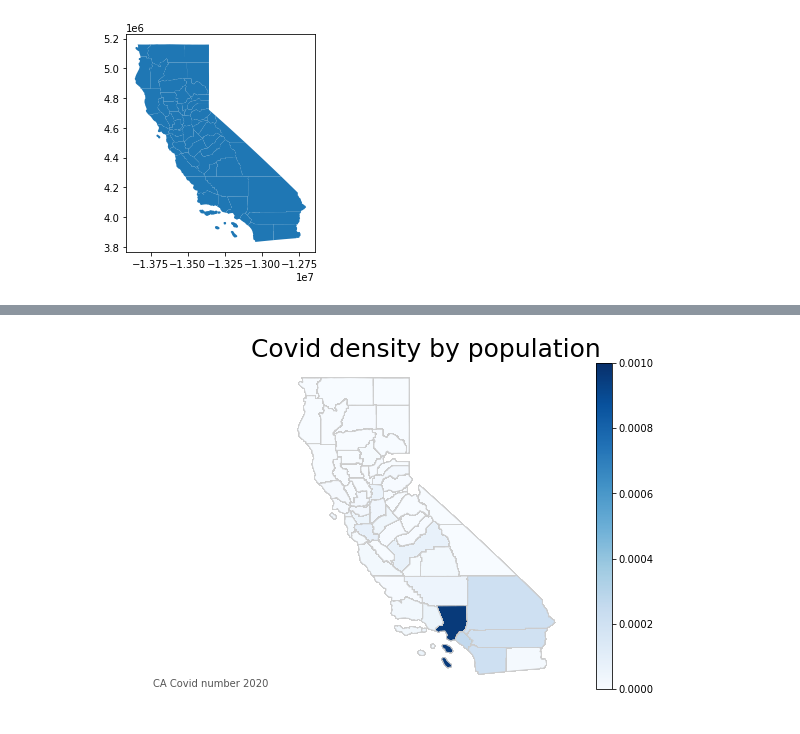
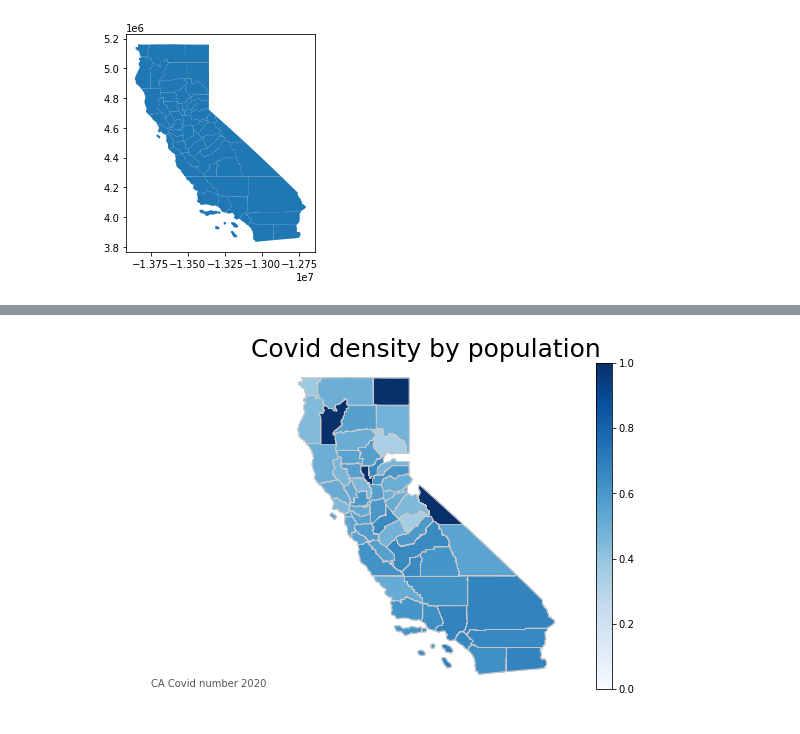
Before and after one commit to lettywu/COVID-19-vaccinations, a Jupyter notebook: rahul/EDA-Hospital by County-Rahul-Parab.ipynb, the cells around one changed output, grey strips where cells are left out. Cells and saved outputs as stored; diff of their text form; code cells hidden in the pictures.

```diff
--- a/rahul/EDA-Hospital by County-Rahul-Parab.ipynb
+++ b/rahul/EDA-Hospital by County-Rahul-Parab.ipynb
@@ -92,2 +24,0 @@ dtype: int64
-# %%
-df.fillna('0', inplace = True)
@@ -110 +51,5 @@ df
+# %%
+# replace nulls with population values for those counties
+df.loc[df['county']== 'Modoc','population']= 8841.0
+df.loc[df['county']== 'Lake','population']= 64386.0
 # %%
@@ -209,0 +114,6 @@ Name: population, dtype: float64
+# %%
+# Since the range of percent_covid_pop is huge, lets convert it into a log scale
+
+merged['percent_covid_pop_log'] = np.log(merged['percent_covid_pop'])
+# %%
+merged.loc[merged['percent_covid_pop']== 0.0,'percent_covid_pop_log']= 0.0
@@ -210,38 +134,38 @@ Name: population, dtype: float64
 # %%
 # set a variable that will call whatever column we want to visualise on the map
-variable = 'hospitalized_covid_patients'
+variable = 'percent_covid_pop_log'
 
 # set the range for the choropleth
-vmin, vmax = 0.00 , 0.000
+vmin, vmax = 0 , 1
 
 # create figure and axes for Matplotlib
 fig, ax = plt.subplots(1, figsize=(10, 6))
 
 # create map
 merged.plot(column=variable, cmap='Blues', linewidth=0.8, ax=ax, edgecolor='0.8')
 
 # Now we can customise and add annotations
 
 # remove the axis
 ax.axis('off')
 
 # add a title
 ax.set_title('Covid density by population', \
               fontdict={'fontsize': '25',
                         'fontweight' : '3'})
 
 # create an annotation for the  data source
 ax.annotate('CA Covid number 2020',
            xy=(0.1, 0.1), xycoords='figure fraction',
            horizontalalignment='left', verticalalignment='top',
            fontsize=10, color='#555555')
 
 # Create colorbar as a legend
 sm = plt.cm.ScalarMappable(cmap='Blues', norm=plt.Normalize(vmin=vmin, vmax=vmax))
 sm._A = []
 cbar = fig.colorbar(sm)
 
 # this will save the figure as a high-res png. you can also save as svg
 fig.savefig('testmap.png', dpi=500)
 # %% [output]
-[figure, old version]
+[figure, new version]
```
Also changed, not shown: parts of 22 cells of this notebook, 2 other files.
